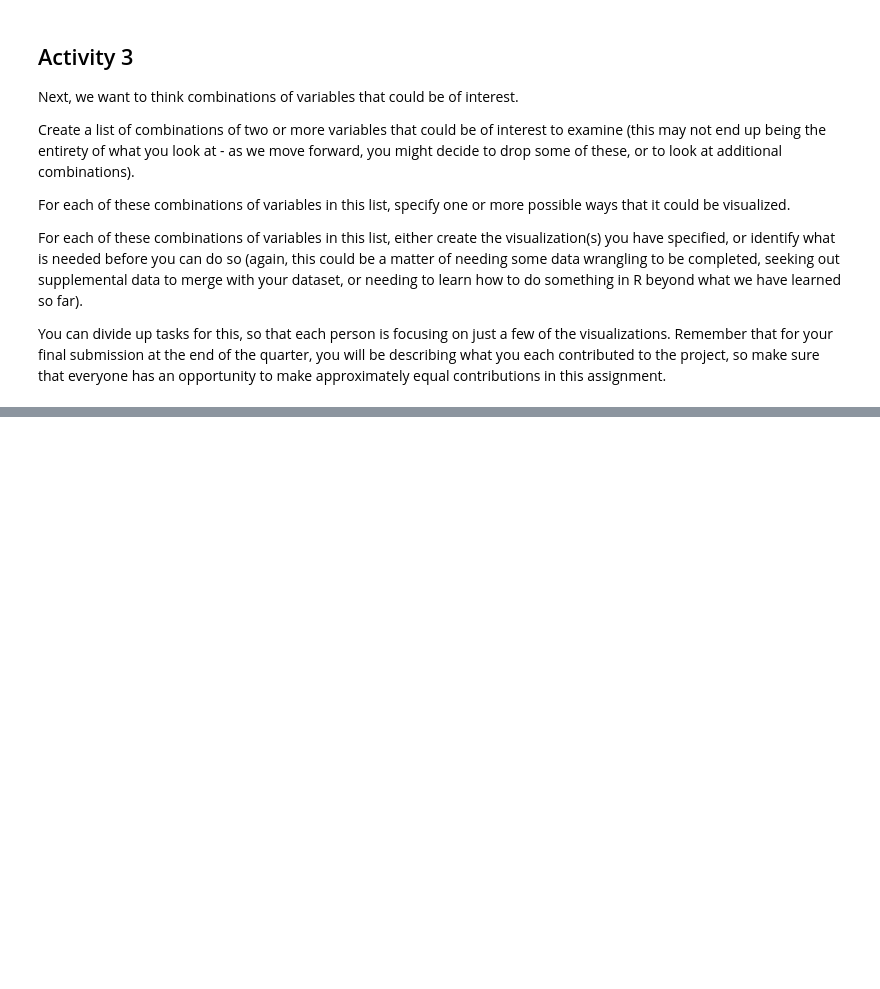
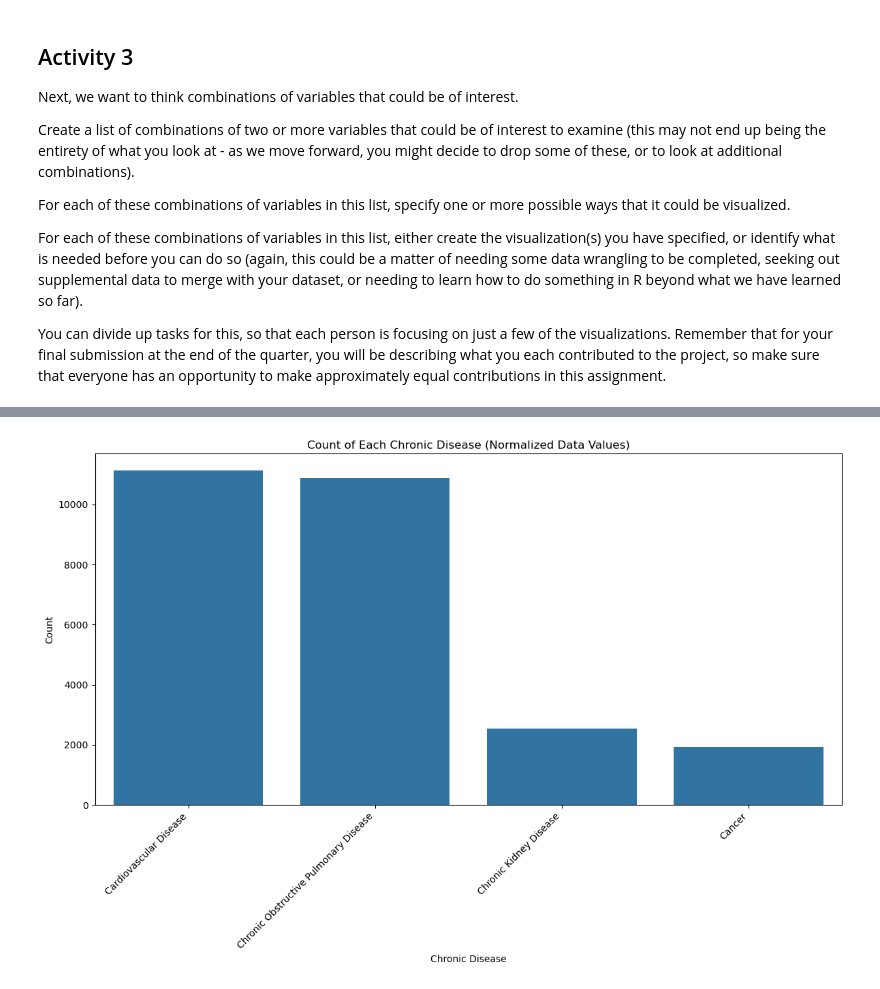
Before and after one commit to DATA5310/covid_effects, a Jupyter notebook: notebooks/homeworks/2.homework_7.ipynb, the cells around one changed output, grey strips where cells are left out. Cells and saved outputs as stored; diff of their text form; code cells hidden in the pictures; blank space fills up the shorter version.

```diff
--- a/notebooks/homeworks/2.homework_7.ipynb
+++ b/notebooks/homeworks/2.homework_7.ipynb
@@ -310,0 +437,14 @@ You can divide up tasks for this, so that each person is focusing on just a few
+# %%
+## Done by Lakshit
+plt.figure(figsize=(12, 8))
+sns.countplot(
+    data=cdi_df_cleaned, x="Topic", order=cdi_df_cleaned["Topic"].value_counts().index
+)
+plt.xticks(rotation=45, ha="right")
+plt.title("Count of Each Chronic Disease (Normalized Data Values)")
+plt.xlabel("Chronic Disease")
+plt.ylabel("Count")
+plt.tight_layout()
+plt.show()
+# %% [output]
+[figure, added]
```
Also changed, not shown: parts of 13 cells of this notebook, 1 other file.
